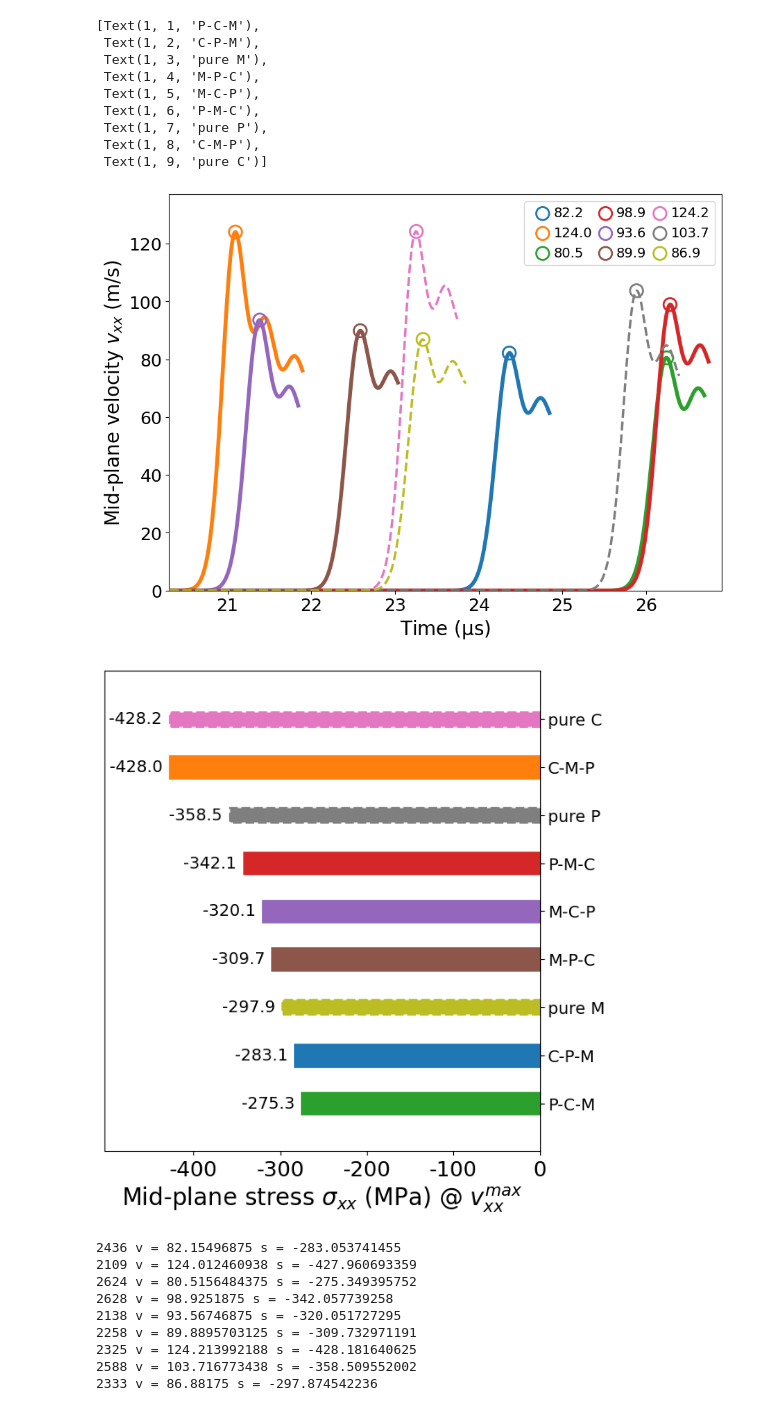
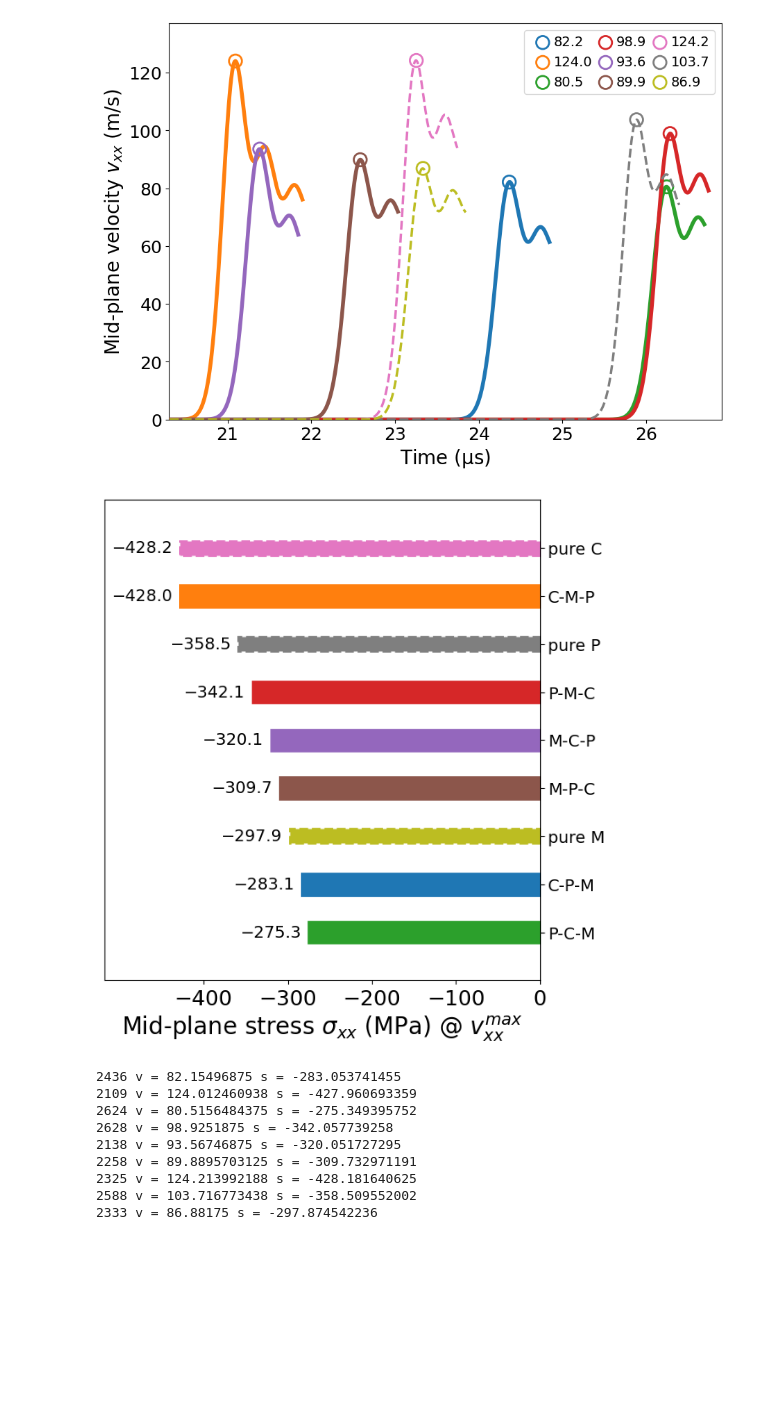
Before and after one commit to hzhangolemiss/VUMAT-DSGZs, a Jupyter notebook: results/Figure9.ipynb, the cells around one changed output. Cells and saved outputs as stored; diff of their text form; code cells hidden in the pictures; blank space fills up the shorter version.

```diff
--- a/results/Figure9.ipynb
+++ b/results/Figure9.ipynb
@@ -632,54 +632,54 @@ bar_y = [9,8,7,6,5,4,3,2,1]
 s11_e2_Bo = [s11_e2_Bo_s7c1[2436],
              s11_e2_Bo_s7c2[2109],
              s11_e2_Bo_s7c3[2624],
              s11_e2_Bo_s7c4[2628],
              s11_e2_Bo_s7c5[2138],
              s11_e2_Bo_s7c6[2258],
              s11_e2_Bo_s7c7[2325],
              s11_e2_Bo_s7c8[2588],
              s11_e2_Bo_s7c9[2333]]
 fig2,ax2 = plt.subplots(layout = 'constrained',figsize=(6,6.5)) # 9,5.4
 ax2.yaxis.tick_right()
 ax2.yaxis.set_label_position('right')
 bh1 = ax2.barh(bar_y[7],s11_e2_Bo[0],align='center',height=0.45,linewidth=2,edgecolor='tab:blue',color='tab:blue')
 bh2 = ax2.barh(bar_y[1],s11_e2_Bo[1],align='center',height=0.45,linewidth=2,edgecolor='tab:orange',color='tab:orange')
 bh3 = ax2.barh(bar_y[8],s11_e2_Bo[2],align='center',height=0.45,linewidth=2,edgecolor='tab:green',color='tab:green')
 bh4 = ax2.barh(bar_y[3],s11_e2_Bo[3],align='center',height=0.45,linewidth=2,edgecolor='tab:red',color='tab:red')
 bh5 = ax2.barh(bar_y[4],s11_e2_Bo[4],align='center',height=0.45,linewidth=2,edgecolor='tab:purple',color='tab:purple')
 bh6 = ax2.barh(bar_y[5],s11_e2_Bo[5],align='center',height=0.45,linewidth=2,edgecolor='tab:brown',color='tab:brown')
 bh7 = ax2.barh(bar_y[0],s11_e2_Bo[6],align='center',height=0.30,linewidth=2,linestyle='--',edgecolor='tab:pink',color='tab:pink')
 bh8 = ax2.barh(bar_y[2],s11_e2_Bo[7],align='center',height=0.30,linewidth=2,linestyle='--',edgecolor='tab:gray',color='tab:gray')
 bh9 = ax2.barh(bar_y[6],s11_e2_Bo[8],align='center',height=0.30,linewidth=2,linestyle='--',edgecolor='tab:olive',color='tab:olive')
-ax2.bar_label(bh1,fmt='%.1f',padding=6,fontsize=14,weight='normal',color='black')
-ax2.bar_label(bh2,fmt='%.1f',padding=6,fontsize=14,weight='normal',color='black')
-ax2.bar_label(bh3,fmt='%.1f',padding=6,fontsize=14,weight='normal',color='black')
-ax2.bar_label(bh4,fmt='%.1f',padding=6,fontsize=14,weight='normal',color='black')
-ax2.bar_label(bh5,fmt='%.1f',padding=6,fontsize=14,weight='normal',color='black')
-ax2.bar_label(bh6,fmt='%.1f',padding=6,fontsize=14,weight='normal',color='black')
-ax2.bar_label(bh7,fmt='%.1f',padding=6,fontsize=14,weight='normal',color='black')
-ax2.bar_label(bh8,fmt='%.1f',padding=6,fontsize=14,weight='normal',color='black')
-ax2.bar_label(bh9,fmt='%.1f',padding=6,fontsize=14,weight='normal',color='black')
+# ax2.bar_label(bh1,fmt='%.1f',padding=6,fontsize=14,weight='normal',color='black')
+# ax2.bar_label(bh2,fmt='%.1f',padding=6,fontsize=14,weight='normal',color='black')
+# ax2.bar_label(bh3,fmt='%.1f',padding=6,fontsize=14,weight='normal',color='black')
+# ax2.bar_label(bh4,fmt='%.1f',padding=6,fontsize=14,weight='normal',color='black')
+# ax2.bar_label(bh5,fmt='%.1f',padding=6,fontsize=14,weight='normal',color='black')
+# ax2.bar_label(bh6,fmt='%.1f',padding=6,fontsize=14,weight='normal',color='black')
+# ax2.bar_label(bh7,fmt='%.1f',padding=6,fontsize=14,weight='normal',color='black')
+# ax2.bar_label(bh8,fmt='%.1f',padding=6,fontsize=14,weight='normal',color='black')
+# ax2.bar_label(bh9,fmt='%.1f',padding=6,fontsize=14,weight='normal',color='black')
+ax2.bar_label(bh1,labels=[f"\N{MINUS SIGN}{abs(s11_e2_Bo[0]):.1f}"],padding=6,fontsize=14,weight='normal',color='black')
+ax2.bar_label(bh2,labels=[f"\N{MINUS SIGN}{abs(s11_e2_Bo[1]):.1f}"],padding=6,fontsize=14,weight='normal',color='black')
+ax2.bar_label(bh3,labels=[f"\N{MINUS SIGN}{abs(s11_e2_Bo[2]):.1f}"],padding=6,fontsize=14,weight='normal',color='black')
+ax2.bar_label(bh4,labels=[f"\N{MINUS SIGN}{abs(s11_e2_Bo[3]):.1f}"],padding=6,fontsize=14,weight='normal',color='black')
+ax2.bar_label(bh5,labels=[f"\N{MINUS SIGN}{abs(s11_e2_Bo[4]):.1f}"],padding=6,fontsize=14,weight='normal',color='black')
+ax2.bar_label(bh6,labels=[f"\N{MINUS SIGN}{abs(s11_e2_Bo[5]):.1f}"],padding=6,fontsize=14,weight='normal',color='black')
+ax2.bar_label(bh7,labels=[f"\N{MINUS SIGN}{abs(s11_e2_Bo[6]):.1f}"],padding=6,fontsize=14,weight='normal',color='black')
+ax2.bar_label(bh8,labels=[f"\N{MINUS SIGN}{abs(s11_e2_Bo[7]):.1f}"],padding=6,fontsize=14,weight='normal',color='black')
+ax2.bar_label(bh9,labels=[f"\N{MINUS SIGN}{abs(s11_e2_Bo[8]):.1f}"],padding=6,fontsize=14,weight='normal',color='black')
 ax2.set_xlabel('Mid-plane stress $\sigma_{xx}$ (MPa) @ $v_{xx}^{max}$',fontsize=20)
 # ax2.set_ylabel('Case',fontsize=20)
-ax2.set_xlim(-503,0)
+ax2.set_xlim(-518,0)
 ax2.set_ylim(0,10)
 ax2.set_xticks([-400,-300,-200,-100,0])
-ax2.set_xticklabels(['-400','-300','-200','-100','0'],fontsize=18)
+ax2.set_xticklabels(['\N{MINUS SIGN}400','\N{MINUS SIGN}300','\N{MINUS SIGN}200','\N{MINUS SIGN}100','0'],fontsize=18)
 ax2.set_yticks([1,2,3,4,5,6,7,8,9])
 ax2.set_yticklabels(['P-C-M','C-P-M','pure M','M-P-C','M-C-P','P-M-C','pure P','C-M-P','pure C'],fontsize=14)
 # fig2.savefig('Figure9a2.png', dpi=1200)
 # %% [output]
-[Text(1, 1, 'P-C-M'),
- Text(1, 2, 'C-P-M'),
- Text(1, 3, 'pure M'),
- Text(1, 4, 'M-P-C'),
- Text(1, 5, 'M-C-P'),
- Text(1, 6, 'P-M-C'),
- Text(1, 7, 'pure P'),
- Text(1, 8, 'C-M-P'),
- Text(1, 9, 'pure C')]
 [figure]
-[figure, old version]
+[figure, new version]
 # %%
 # Find the time (array index) of the maximum velocity, and also apply to stress; for ABOVE
 print(v1_n2_Bo_s7c1[0:2485].index(max(v1_n2_Bo_s7c1[0:2485])),'v =',max(v1_n2_Bo_s7c1[2000:2485]),'s =',s11_e2_Bo_s7c1[2436])
```
Also changed, not shown: parts of 2 cells of this notebook, 4 other files.
